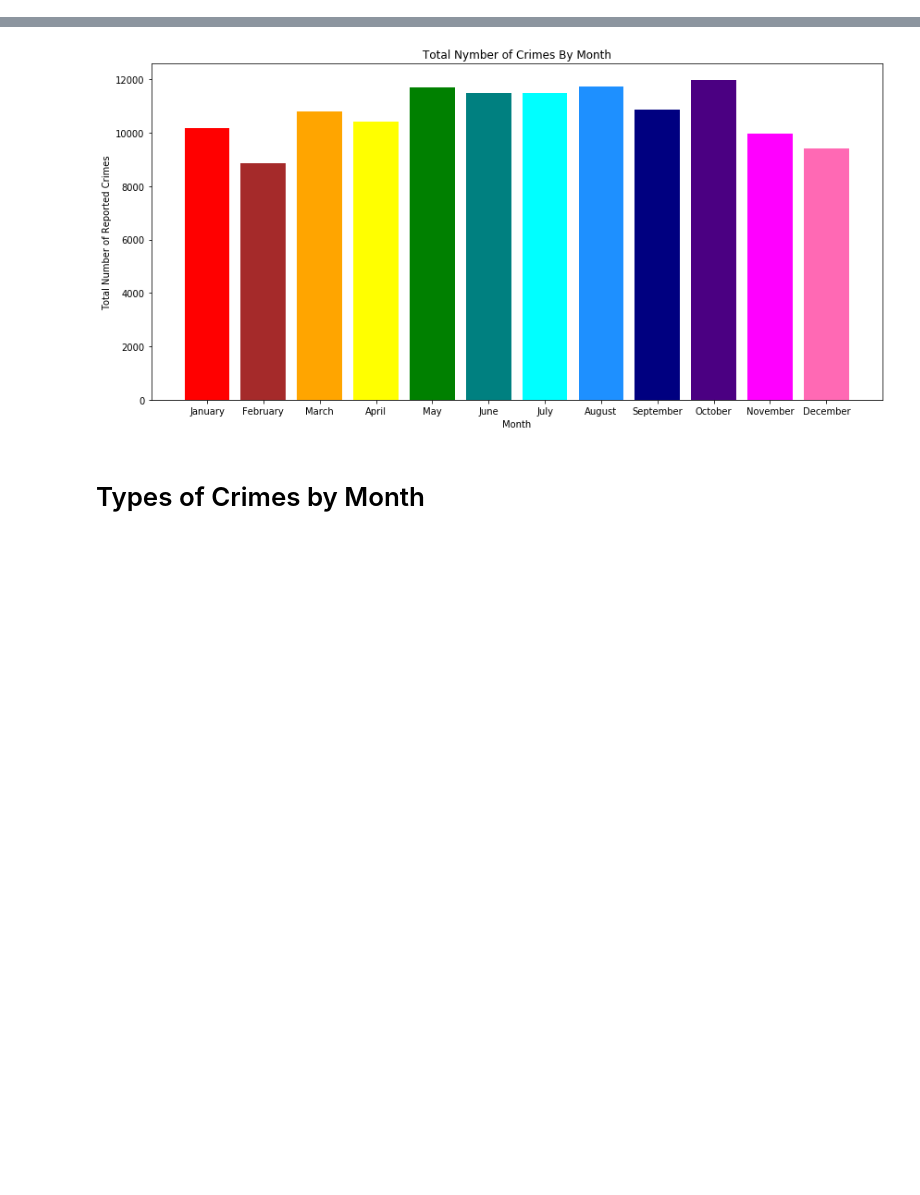
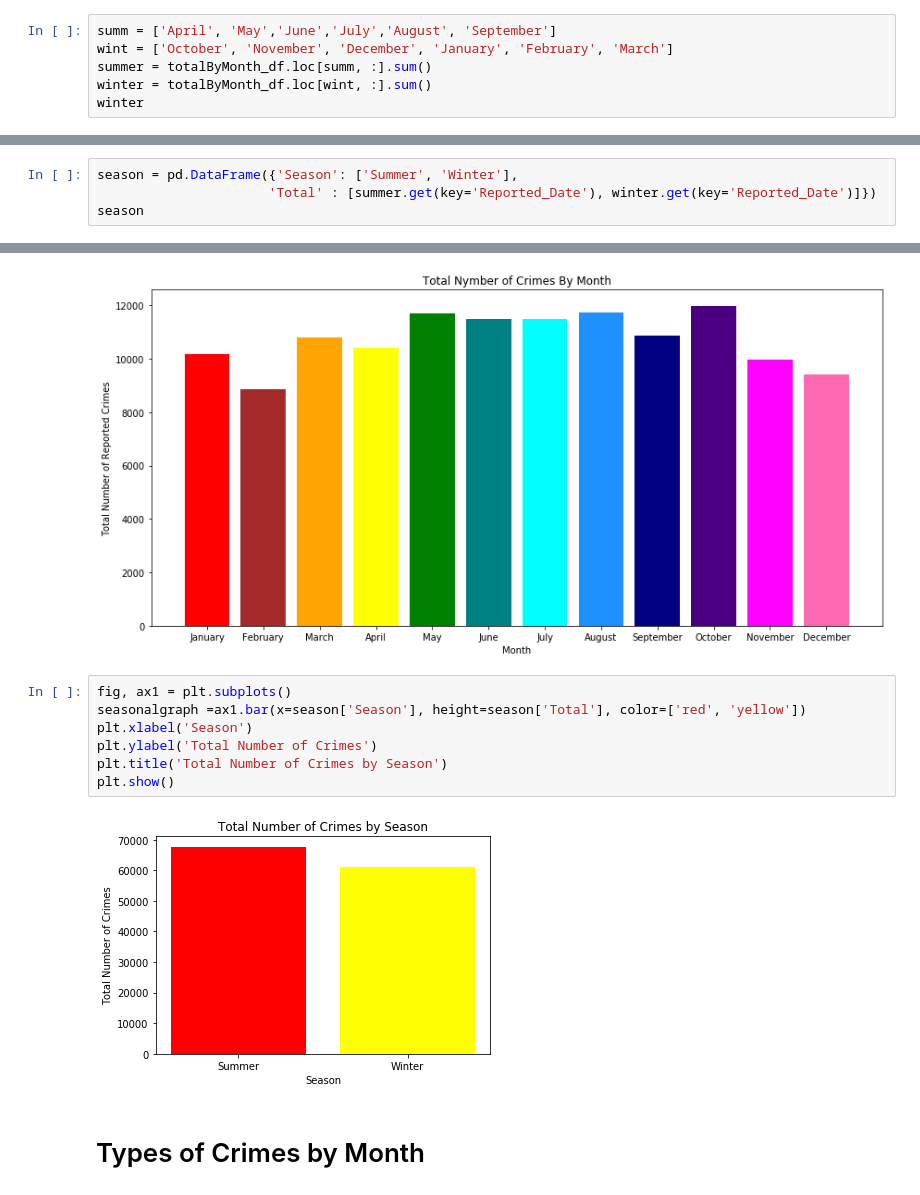
Before and after one commit to kanskris/kansas_crime_2018, a Jupyter notebook: Laylaa- Monthly Analysis.ipynb, the cells around one changed output, grey strips where cells are left out. Saved outputs shown, nothing was run; the diff lists cells and outputs as text; blank space fills up the shorter version.

```diff
--- a/Laylaa- Monthly Analysis.ipynb
+++ b/Laylaa- Monthly Analysis.ipynb
@@ -32,0 +65,6 @@ totalByMonth_df = totalByMonth_df.sort_index()
+# %%
+summ = ['April', 'May','June','July','August', 'September']
+wint = ['October', 'November', 'December', 'January', 'February', 'March']
+summer = totalByMonth_df.loc[summ, :].sum()
+winter = totalByMonth_df.loc[wint, :].sum()
+winter
@@ -32,0 +74,4 @@ totalByMonth_df = totalByMonth_df.sort_index()
+# %%
+season = pd.DataFrame({'Season': ['Summer', 'Winter'],
+                      'Total' : [summer.get(key='Reported_Date'), winter.get(key='Reported_Date')]})
+season
@@ -42,6 +91,15 @@ plt.tight_layout()
 plt.show()
 # %% [output]
 [figure]
+# %%
+fig, ax1 = plt.subplots()
+seasonalgraph =ax1.bar(x=season['Season'], height=season['Total'], color=['red', 'yellow'])
+plt.xlabel('Season')
+plt.ylabel('Total Number of Crimes')
+plt.title('Total Number of Crimes by Season')
+plt.show()
+# %% [output]
+[figure, added]
 # %% [markdown]
 # Types of Crimes by Month
 # %%
```
Also changed, not shown: parts of 10 cells of this notebook.
